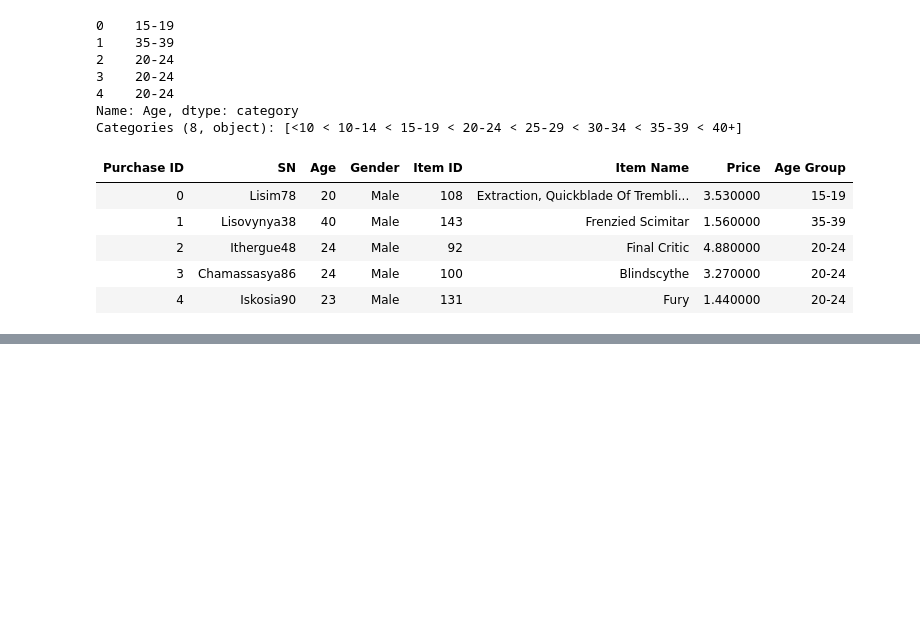
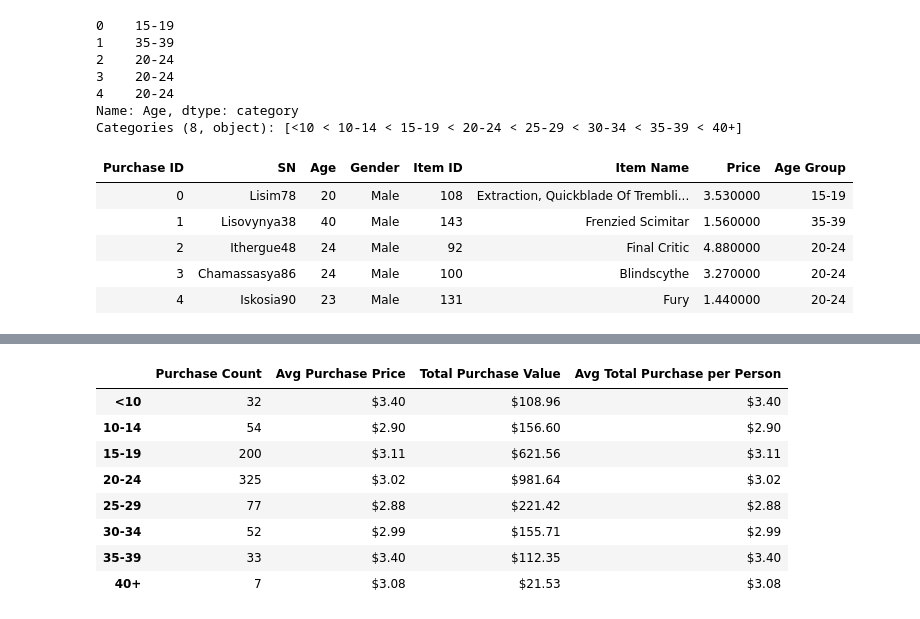
Before and after one commit to cdfencing/Pandas-Challenge, a Jupyter notebook: Heroes of Pymoli/HeroesofPymoli.ipynb, the cells around one changed output, grey strips where cells are left out. Cells and saved outputs as stored; diff of their text form; code cells hidden in the pictures; blank space fills up the shorter version.

```diff
--- a/Heroes of Pymoli/HeroesofPymoli.ipynb
+++ b/Heroes of Pymoli/HeroesofPymoli.ipynb
@@ -243,0 +265,3 @@ age_demographics
+# %%
+pymoli_df["Age Group"] = pd.cut(pymoli_df["Age"], bins, labels=group_labels)
+pymoli_df.head().style.hide_index()
@@ -243,0 +275,7 @@ age_demographics
+# %%
+# GroupBy object based upon "age group" and perform calculations
+age_purchase_count = pymoli_df.groupby(["Age Group"]).count()["Age"].rename("Purchase Count")
+age_avg_price = pymoli_df.groupby(["Age Group"]).mean()["Price"].rename("Average Purchase Price")
+age_total_purchase = pymoli_df.groupby(["Age Group"]).sum()["Price"].rename("Total Purchase Value")
+
+age_purchase_count
@@ -243,0 +293,70 @@ age_demographics
+# %%
+#Calculate Age Analysis:
+purchase_count_under_ten = 32
+purchase_count_age10to14 = 54
+purchase_count_age15to19 = 200
+purchase_count_age20to24 = 325
+purchase_count_age25to29 = 77
+purchase_count_age30to34 = 52
+purchase_count_age35to39 = 33
+purchase_count_age40_older = 7
+
+
+avg_price_under_ten = age_avg_price["<10"]
+avg_price_age10to14 = age_avg_price["10-14"]
+avg_price_age15to19 = age_avg_price["15-19"]
+avg_price_age20to24 = age_avg_price["20-24"]
+avg_price_age25to29 = age_avg_price["25-29"]
+avg_price_age30to34 = age_avg_price["30-34"]
+avg_price_age35to39 = age_avg_price["35-39"]
+avg_price_age40_older = age_avg_price["40+"]
+
+age_total_purchase_under_ten = age_total_purchase["<10"]
+age_total_purchase_age10to14 = age_total_purchase["10-14"]
+age_total_purchase_age15to19 = age_total_purchase["15-19"]
+age_total_purchase_age20to24 = age_total_purchase["20-24"]
+age_total_purchase_age25to29 = age_total_purchase["25-29"]
+age_total_purchase_age30to34 = age_total_purchase["30-34"]
+age_total_purchase_age35to39 = age_total_purchase["35-39"]
+age_total_purchase_age40_older = age_total_purchase["40+"]
+
+avg_total_under_ten = age_total_purchase_under_ten / purchase_count_under_ten
+avg_total_age10to14 = age_total_purchase_age10to14 / purchase_count_age10to14
+avg_total_age15to19 = age_total_purchase_age15to19 / purchase_count_age15to19
+avg_total_age20to24 = age_total_purchase_age20to24 / purchase_count_age20to24
+avg_total_age25to29 = age_total_purchase_age25to29 / purchase_count_age25to29
+avg_total_age30to34 = age_total_purchase_age30to34 / purchase_count_age30to34
+avg_total_age35to39 = age_total_purchase_age35to39 / purchase_count_age35to39
+avg_total_age40_older = age_total_purchase_age40_older / purchase_count_age40_older
+
+#create age analysis data frame
+age_analysis = pd.DataFrame(columns = ["Purchase Count", "Avg Purchase Price", "Total Purchase Value",
+                                          "Avg Total Purchase per Person"],
+                             index = ["<10", "10-14", "15-19", "20-24", "25-29", "30-34",
+                "35-39", "40+"])
+
+age_analysis.loc["<10"] = [purchase_count_under_ten, avg_price_under_ten, age_total_purchase_under_ten, avg_total_under_ten]
+age_analysis.loc["10-14"] = [purchase_count_age10to14, avg_price_age10to14, age_total_purchase_age10to14, avg_total_age10to14]
+age_analysis.loc["15-19"] = [purchase_count_age15to19, avg_price_age15to19, age_total_purchase_age15to19, avg_total_age15to19]
+age_analysis.loc["20-24"] = [purchase_count_age20to24, avg_price_age20to24, age_total_purchase_age20to24, avg_total_age20to24]
+age_analysis.loc["25-29"] = [purchase_count_age25to29, avg_price_age25to29, age_total_purchase_age25to29, avg_total_age25to29]
+age_analysis.loc["30-34"] = [purchase_count_age30to34, avg_price_age30to34, age_total_purchase_age30to34, avg_total_age30to34]
+age_analysis.loc["35-39"] = [purchase_count_age35to39, avg_price_age35to39, age_total_purchase_age35to39, avg_total_age35to39]
+age_analysis.loc["40+"] = [purchase_count_age40_older, avg_price_age40_older, age_total_purchase_age40_older, avg_total_age40_older]
+
+#format and map
+age_analysis["Avg Purchase Price"] = age_analysis["Avg Purchase Price"].map('${:,.2f}'.format)
+age_analysis["Total Purchase Value"] = age_analysis["Total Purchase Value"].map('${:,.2f}'.format)
+age_analysis["Avg Total Purchase per Person"] = age_analysis["Avg Total Purchase per Person"].map('${:,.2f}'.format)
+
+age_analysis
+# %% [output]
+|  | Purchase Count | Avg Purchase Price | Total Purchase Value | Avg Total Purchase per Person |
+| <10 | 32 | $3.40 | $108.96 | $3.40 |
+| 10-14 | 54 | $2.90 | $156.60 | $2.90 |
+| 15-19 | 200 | $3.11 | $621.56 | $3.11 |
+| 20-24 | 325 | $3.02 | $981.64 | $3.02 |
+| 25-29 | 77 | $2.88 | $221.42 | $2.88 |
+| 30-34 | 52 | $2.99 | $155.71 | $2.99 |
+| 35-39 | 33 | $3.40 | $112.35 | $3.40 |
+| 40+ | 7 | $3.08 | $21.53 | $3.08 |
```
Also changed, not shown: parts of 6 cells of this notebook, 1 other file.
